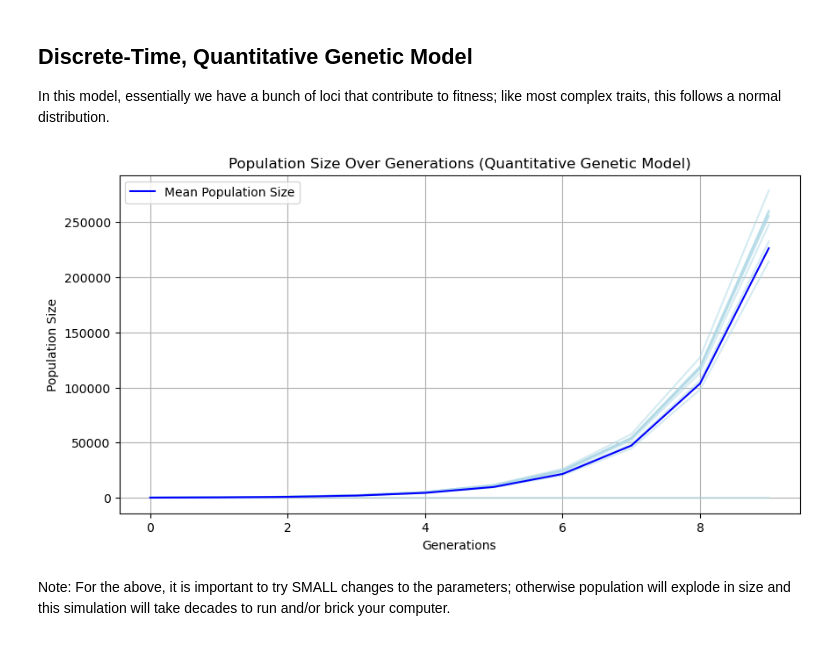
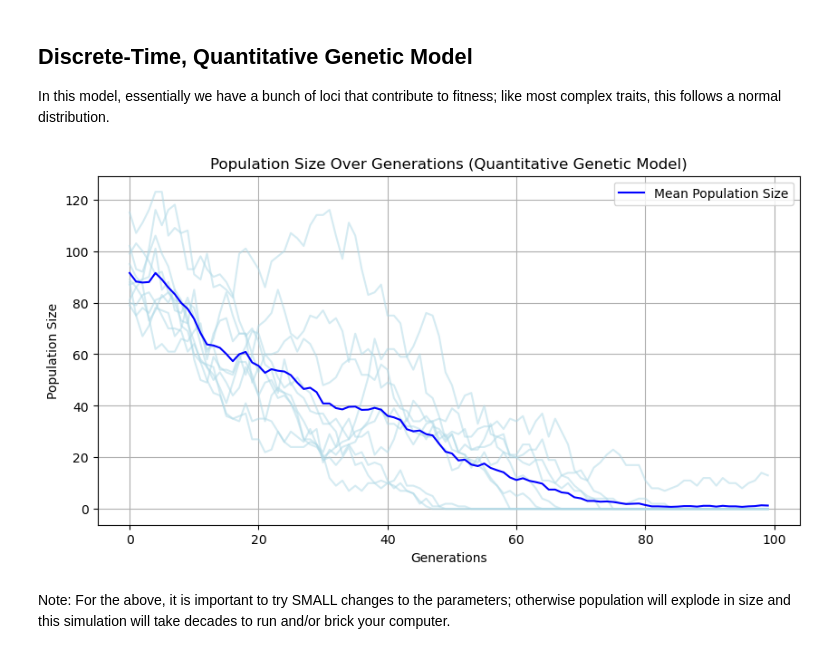
Before and after one commit to jonazhu/extinctionmodeling, a Jupyter notebook: q2_invadingspecies/baseline.ipynb, the cells around one changed output. Cells and saved outputs as stored; diff of their text form; code cells hidden in the pictures.

Commit message:
edits to quantgen

```diff
--- a/q2_invadingspecies/baseline.ipynb
+++ b/q2_invadingspecies/baseline.ipynb
@@ -179,24 +179,24 @@ def quantgen_model(n_init, w_max, w, P, h2, generations=100, n_sims=1, printout=
 # %%
 #run the model
 n_init = 100
 w_max = 3
 w = 0.1
-P = 0.1
-h2 = 1
-pops, mean_pops = quantgen_model(n_init, w_max, w, P, h2, generations=10, n_sims=10)
+P = 0.3
+h2 = 0.6
+pops, mean_pops = quantgen_model(n_init, w_max, w, P, h2, generations=100, n_sims=10)
 
 #plot the results
 plt.figure(figsize=(10, 5))
 plt.plot(pops.T, color='lightblue', alpha=0.5)
 plt.plot(mean_pops, color='blue', label='Mean Population Size')
 plt.title('Population Size Over Generations (Quantitative Genetic Model)')
 plt.xlabel('Generations')
 plt.ylabel('Population Size')
 plt.legend()
 plt.grid()
 plt.show()
 # %% [output]
-[figure, old version]
+[figure, new version]
 # %% [markdown]
 Note: For the above, it is important to try SMALL changes to the parameters; otherwise population will explode in size and this simulation will take decades to run and/or brick your computer.
 # %%
```
Also changed, not shown: parts of 2 cells of this notebook.
